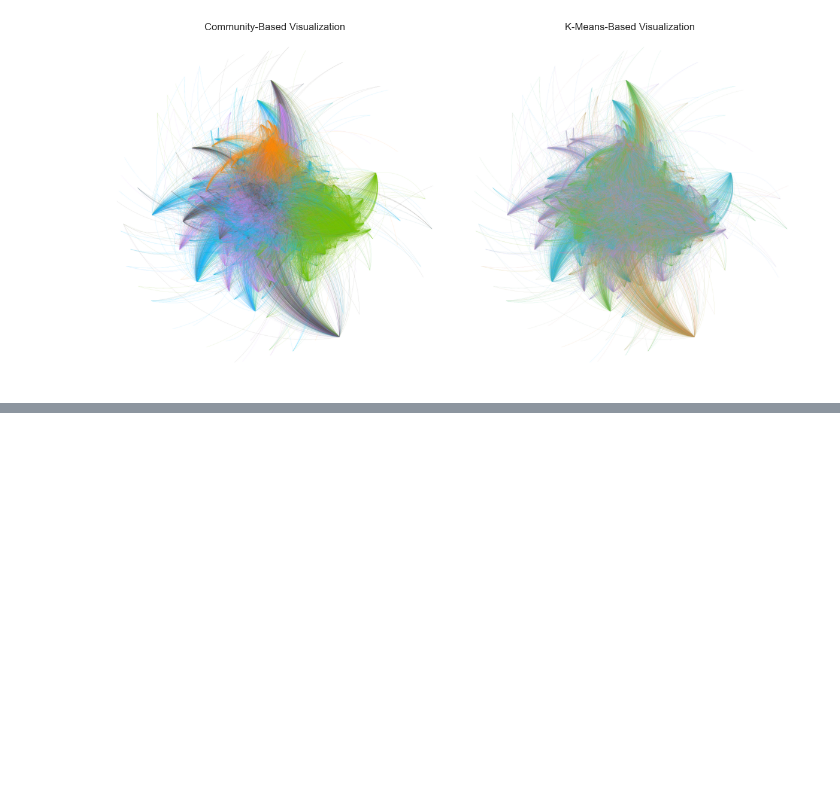
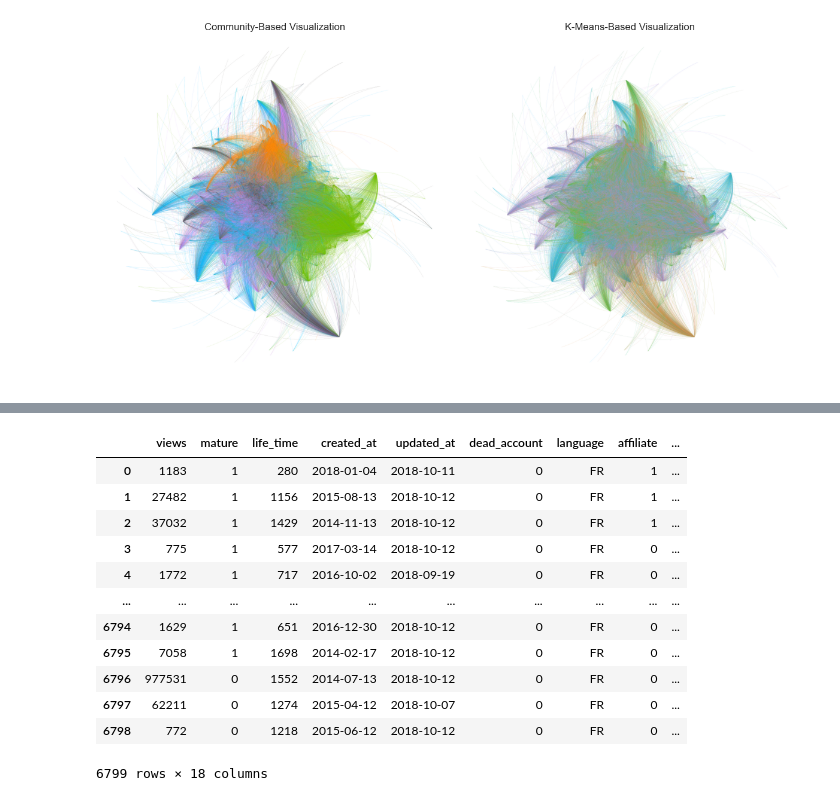
Before and after one commit to lorispalmarin/twitchFRA_network, a Jupyter notebook: main.ipynb, the cells around one changed output, grey strips where cells are left out. Cells and saved outputs as stored; diff of their text form; code cells hidden in the pictures; blank space fills up the shorter version.

```diff
--- a/main.ipynb
+++ b/main.ipynb
@@ -728,0 +884,19 @@ nx.write_graphml(G, "wcomm.graphml")
+# %%
+# 1. Add all measures needed for this purpose as node attributes
+
+#Centrality measures
+nx.set_node_attributes(G, degree_centrality, name='degree_centrality')
+nx.set_node_attributes(G, closeness_centrality, name='closeness_centrality')
+nx.set_node_attributes(G, betweenness_centrality, name='betweenness_centrality')
+nx.set_node_attributes(G, pagerank, name='pagerank')
+
+# Embeddings (Node2Vec)
+embeddings_dict = {node: embedding for node, embedding in zip(nodes_list, data_points)}
+
+for node in G.nodes():
+    G.nodes[node]['embedding'] = embeddings_dict.get(node, None)
+
+# Check results
+for node, data in G.nodes(data=True):
+    print(f"Node {node}: {data}")
+    break
@@ -728,0 +909,26 @@ nx.write_graphml(G, "wcomm.graphml")
+# %%
+# 2. Create a dataframe with all node attributes
+node_data = []
+for node, attributes in G.nodes(data=True):
+    data = attributes.copy()
+    data['node_id'] = node
+    node_data.append(data)
+
+
+node_df = pd.DataFrame(node_data)
+
+node_df
+# %% [output]
+|  | views | mature | life_time | created_at | updated_at | dead_account | language | affiliate | ... |
+| 0 | 1183 | 1 | 280 | 2018-01-04 | 2018-10-11 | 0 | FR | 1 | ... |
+| 1 | 27482 | 1 | 1156 | 2015-08-13 | 2018-10-12 | 0 | FR | 1 | ... |
+| 2 | 37032 | 1 | 1429 | 2014-11-13 | 2018-10-12 | 0 | FR | 1 | ... |
+| 3 | 775 | 1 | 577 | 2017-03-14 | 2018-10-12 | 0 | FR | 0 | ... |
+| 4 | 1772 | 1 | 717 | 2016-10-02 | 2018-09-19 | 0 | FR | 0 | ... |
+| ... | ... | ... | ... | ... | ... | ... | ... | ... | ... |
+| 6794 | 1629 | 1 | 651 | 2016-12-30 | 2018-10-12 | 0 | FR | 0 | ... |
+| 6795 | 7058 | 1 | 1698 | 2014-02-17 | 2018-10-12 | 0 | FR | 0 | ... |
+| 6796 | 977531 | 0 | 1552 | 2014-07-13 | 2018-10-12 | 0 | FR | 0 | ... |
+| 6797 | 62211 | 0 | 1274 | 2015-04-12 | 2018-10-07 | 0 | FR | 0 | ... |
+| 6798 | 772 | 0 | 1218 | 2015-06-12 | 2018-10-12 | 0 | FR | 0 | ... |
+6799 rows × 18 columns
```
Also changed, not shown: parts of 45 cells of this notebook, 1 other file.
